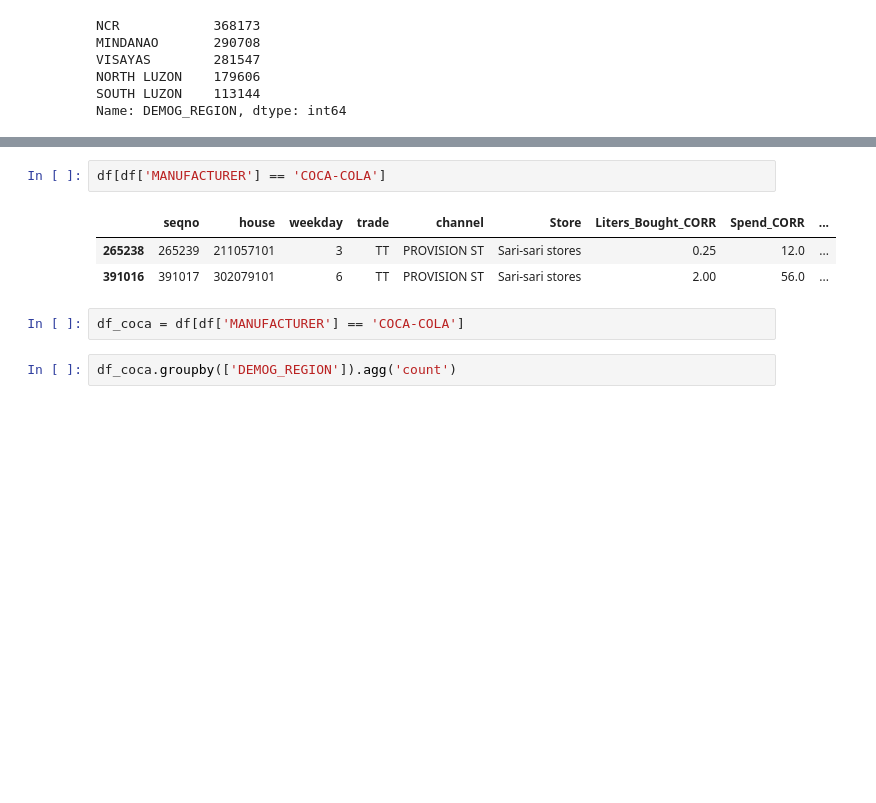
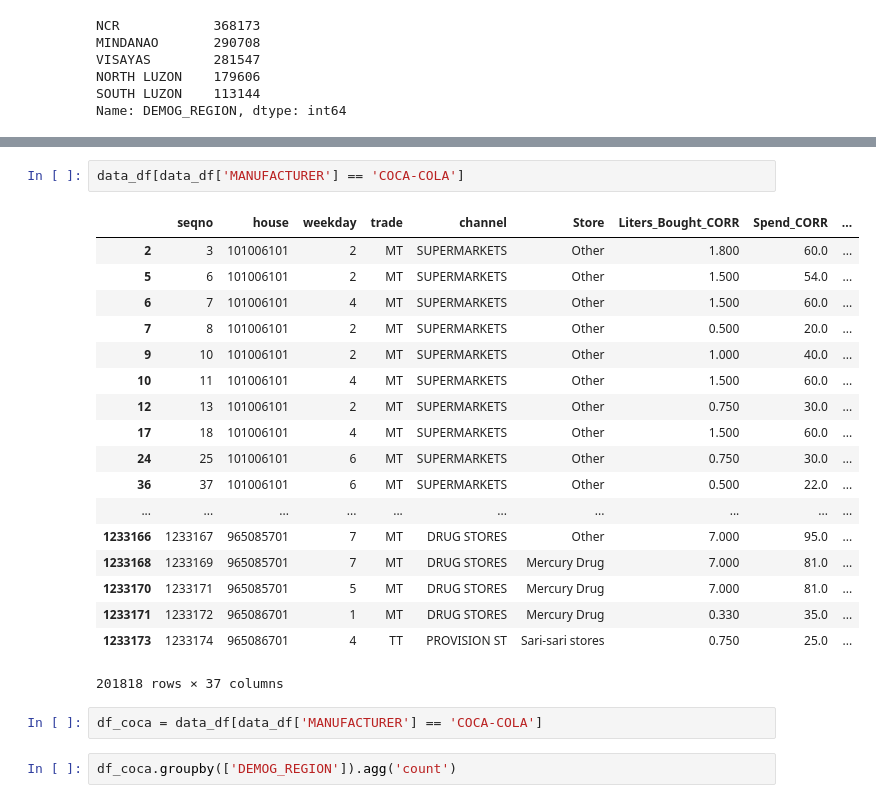
Before and after one commit to green-fox-academy/Angela93-Shi, a Jupyter notebook: week-08/final_project/graphic analysis.ipynb, the cells around one changed output, grey strips where cells are left out. Drawn from its saved outputs; the diff is of its cells as text; blank space fills up the shorter version.

```diff
--- a/week-08/final_project/graphic analysis.ipynb
+++ b/week-08/final_project/graphic analysis.ipynb
@@ -278,13 +321,28 @@ df['1W Rolling Week End'].dt.year.value_counts()
 2019     28398
 Name: 1W Rolling Week End, dtype: int64
 # %%
-df[df['MANUFACTURER'] == 'COCA-COLA']
+data_df[data_df['MANUFACTURER'] == 'COCA-COLA']
 # %% [output]
 |  | seqno | house | weekday | trade | channel | Store | Liters_Bought_CORR | Spend_CORR | ... |
-| 265238 | 265239 | 211057101 | 3 | TT | PROVISION ST | Sari-sari stores | 0.25 | 12.0 | ... |
-| 391016 | 391017 | 302079101 | 6 | TT | PROVISION ST | Sari-sari stores | 2.00 | 56.0 | ... |
+| 2 | 3 | 101006101 | 2 | MT | SUPERMARKETS | Other | 1.800 | 60.0 | ... |
+| 5 | 6 | 101006101 | 2 | MT | SUPERMARKETS | Other | 1.500 | 54.0 | ... |
+| 6 | 7 | 101006101 | 4 | MT | SUPERMARKETS | Other | 1.500 | 60.0 | ... |
+| 7 | 8 | 101006101 | 2 | MT | SUPERMARKETS | Other | 0.500 | 20.0 | ... |
+| 9 | 10 | 101006101 | 2 | MT | SUPERMARKETS | Other | 1.000 | 40.0 | ... |
+| 10 | 11 | 101006101 | 4 | MT | SUPERMARKETS | Other | 1.500 | 60.0 | ... |
+| 12 | 13 | 101006101 | 2 | MT | SUPERMARKETS | Other | 0.750 | 30.0 | ... |
+| 17 | 18 | 101006101 | 4 | MT | SUPERMARKETS | Other | 1.500 | 60.0 | ... |
+| 24 | 25 | 101006101 | 6 | MT | SUPERMARKETS | Other | 0.750 | 30.0 | ... |
+| 36 | 37 | 101006101 | 6 | MT | SUPERMARKETS | Other | 0.500 | 22.0 | ... |
+| ... | ... | ... | ... | ... | ... | ... | ... | ... | ... |
+| 1233166 | 1233167 | 965085701 | 7 | MT | DRUG STORES | Other | 7.000 | 95.0 | ... |
+| 1233168 | 1233169 | 965085701 | 7 | MT | DRUG STORES | Mercury Drug | 7.000 | 81.0 | ... |
+| 1233170 | 1233171 | 965085701 | 5 | MT | DRUG STORES | Mercury Drug | 7.000 | 81.0 | ... |
+| 1233171 | 1233172 | 965086701 | 1 | MT | DRUG STORES | Mercury Drug | 0.330 | 35.0 | ... |
+| 1233173 | 1233174 | 965086701 | 4 | TT | PROVISION ST | Sari-sari stores | 0.750 | 25.0 | ... |
+201818 rows × 37 columns
 # %%
-df_coca = df[df['MANUFACTURER'] == 'COCA-COLA']
+df_coca = data_df[data_df['MANUFACTURER'] == 'COCA-COLA']
 # %%
 df_coca.groupby(['DEMOG_REGION']).agg('count')
 # %% [output]
```
Also changed, not shown: parts of 53 cells of this notebook.
